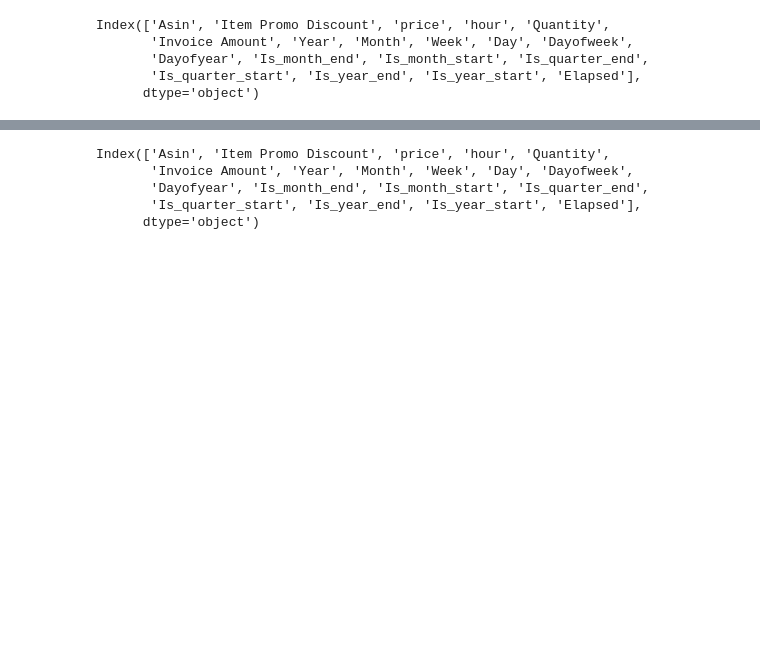
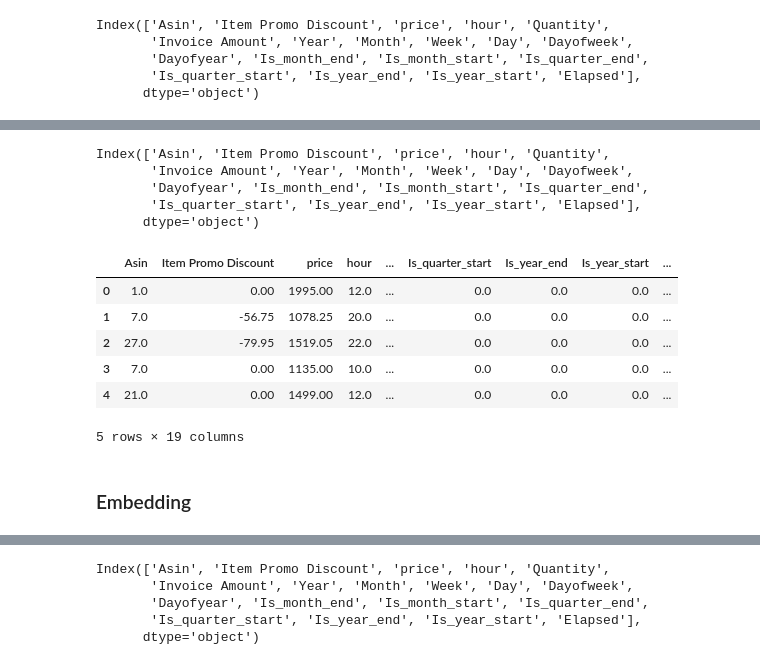
Before and after one commit to akshaypt7/amazon_sales_prediction, a Jupyter notebook: my_project_01_02.ipynb, the cells around one changed output, grey strips where cells are left out. Cells and saved outputs as stored; diff of their text form; code cells hidden in the pictures; blank space fills up the shorter version.

Commit message:
Trying different options to implement Entity embedding

```diff
--- a/my_project_01_02.ipynb
+++ b/my_project_01_02.ipynb
@@ -89,0 +170,17 @@ import math
+# %%
+df_main.columns
+# %% [output]
+Index(['Asin', 'Item Promo Discount', 'price', 'hour', 'Quantity',
+       'Invoice Amount', 'Year', 'Month', 'Week', 'Day', 'Dayofweek',
+       'Dayofyear', 'Is_month_end', 'Is_month_start', 'Is_quarter_end',
+       'Is_quarter_start', 'Is_year_end', 'Is_year_start', 'Elapsed'],
+      dtype='object')
+# %%
+cat = ['Asin',
+ 'Is_month_end',
+ 'Is_month_start',
+ 'Is_quarter_end',
+ 'Is_quarter_start',
+ 'Is_year_end',
+ 'Is_year_start',
+ 'hour','Month','Week', 'Day','Dayofweek','Dayofyear']
@@ -90,3 +192,19 @@ import math
+# %%
+enc = OrdinalEncoder()
+enc.fit(df_main[cat])
+df_main[cat]= enc.transform(df_main[cat])
+# %%
+df_main.head()
+# %% [output]
+|  | Asin | Item Promo Discount | price | hour | ... | Is_quarter_start | Is_year_end | Is_year_start | ... |
+| 0 | 1.0 | 0.00 | 1995.00 | 12.0 | ... | 0.0 | 0.0 | 0.0 | ... |
+| 1 | 7.0 | -56.75 | 1078.25 | 20.0 | ... | 0.0 | 0.0 | 0.0 | ... |
+| 2 | 27.0 | -79.95 | 1519.05 | 22.0 | ... | 0.0 | 0.0 | 0.0 | ... |
+| 3 | 7.0 | 0.00 | 1135.00 | 10.0 | ... | 0.0 | 0.0 | 0.0 | ... |
+| 4 | 21.0 | 0.00 | 1499.00 | 12.0 | ... | 0.0 | 0.0 | 0.0 | ... |
+5 rows × 19 columns
+# %% [markdown]
+### Embedding
 # %%
 # embedding for ASiN
 n_unique_asins = df_main.Asin.nunique()
```
Also changed, not shown: parts of 63 cells of this notebook.
